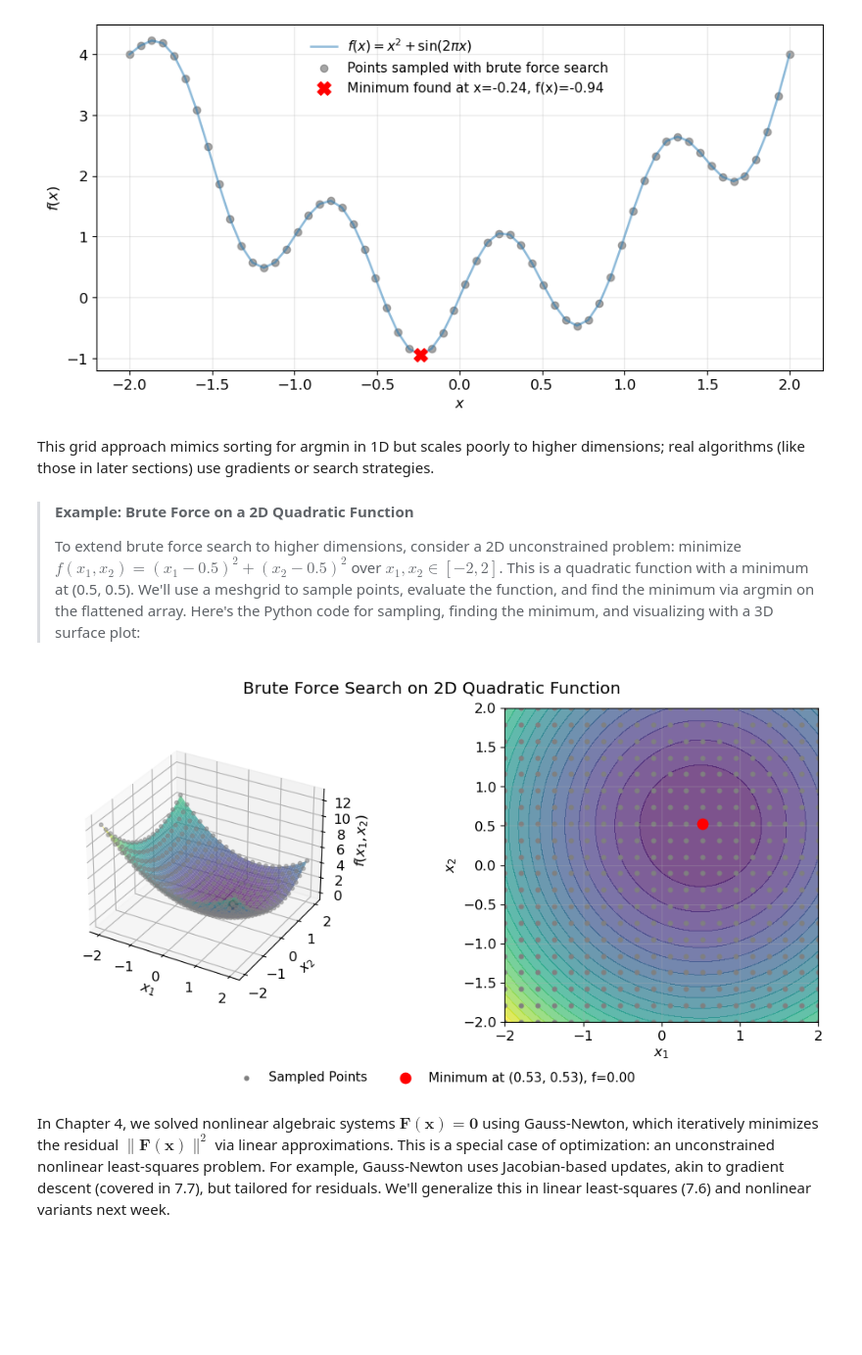
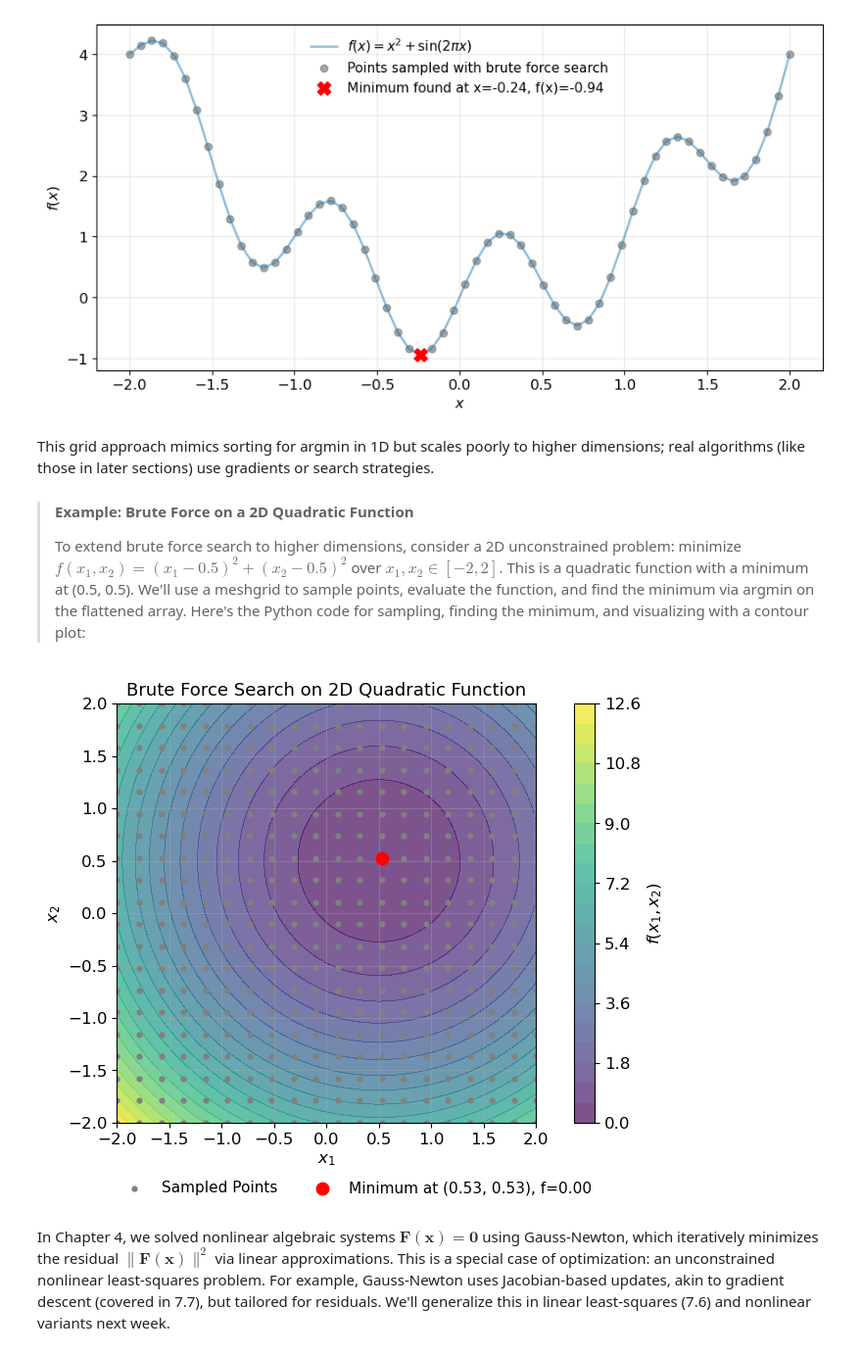
Before and after one commit to Leibniz-IWT/comp_eng, a Jupyter notebook: notebooks/07_optimisation-linear.ipynb, the cells around one changed output. Shown at 98% size. Drawn from its saved outputs; the diff is of its cells as text; code cells hidden in the pictures; blank space fills up the shorter version.

```diff
--- a/notebooks/07_optimisation-linear.ipynb
+++ b/notebooks/07_optimisation-linear.ipynb
@@ -68,26 +68,26 @@ This grid approach mimics sorting for argmin in 1D but scales poorly to higher d
 
 > #### Example: Brute Force on a 2D Quadratic Function
 > To extend brute force search to higher dimensions, consider a 2D unconstrained problem: minimize $f(x_1, x_2) = (x_1 - 0.5)^2 + (x_2 - 0.5)^2$ over $x_1, x_2 \in [-2, 2]$. This is a quadratic function with a minimum at (0.5, 0.5). We'll use a meshgrid to sample points, evaluate the function, and find the minimum via argmin on the flattened array.
-Here's the Python code for sampling, finding the minimum, and visualizing with a 3D surface plot:
+Here's the Python code for sampling, finding the minimum, and visualizing with a contour plot:
 # %%
 # Define the objective function
 def f(x1, x2):
     return (x1 - 0.5)**2 + (x2 - 0.5)**2
 
 # Generate a 20x20 grid for brute force sampling (fewer points for illustration)
 x1 = np.linspace(-2, 2, 20)
 x2 = np.linspace(-2, 2, 20)
 X1, X2 = np.meshgrid(x1, x2)
 Z = f(X1, X2)
 
 # Find the minimum on the grid
 min_row, min_col = np.unravel_index(np.argmin(Z), Z.shape)
 x1_min, x2_min, z_min = X1[min_row, min_col], X2[min_row, min_col], Z[min_row, min_col]
 
 from compeng.ch07_optimisation_linear import plot_brute_force_2d
-plot_brute_force_2d(f, X1, X2, Z, x1_min, x2_min, z_min);
+plot_brute_force_2d(f, X1, X2, x1_min, x2_min, z_min);
 # %% [output]
-[figure, old version]
+[figure, new version]
 # %% [markdown]
 In Chapter 4, we solved nonlinear algebraic systems $\mathbf{F}(\mathbf{x}) = \mathbf{0}$ using Gauss-Newton, which iteratively minimizes the residual $\|\mathbf{F}(\mathbf{x})\|^2$ via linear approximations. This is a special case of optimization: an unconstrained nonlinear least-squares problem. For example, Gauss-Newton uses Jacobian-based updates, akin to gradient descent (covered in 7.7), but tailored for residuals. We'll generalize this in linear least-squares (7.6) and nonlinear variants next week.
 # %% [markdown]
```
Also changed, not shown: parts of 14 cells of this notebook, 35 other files.
